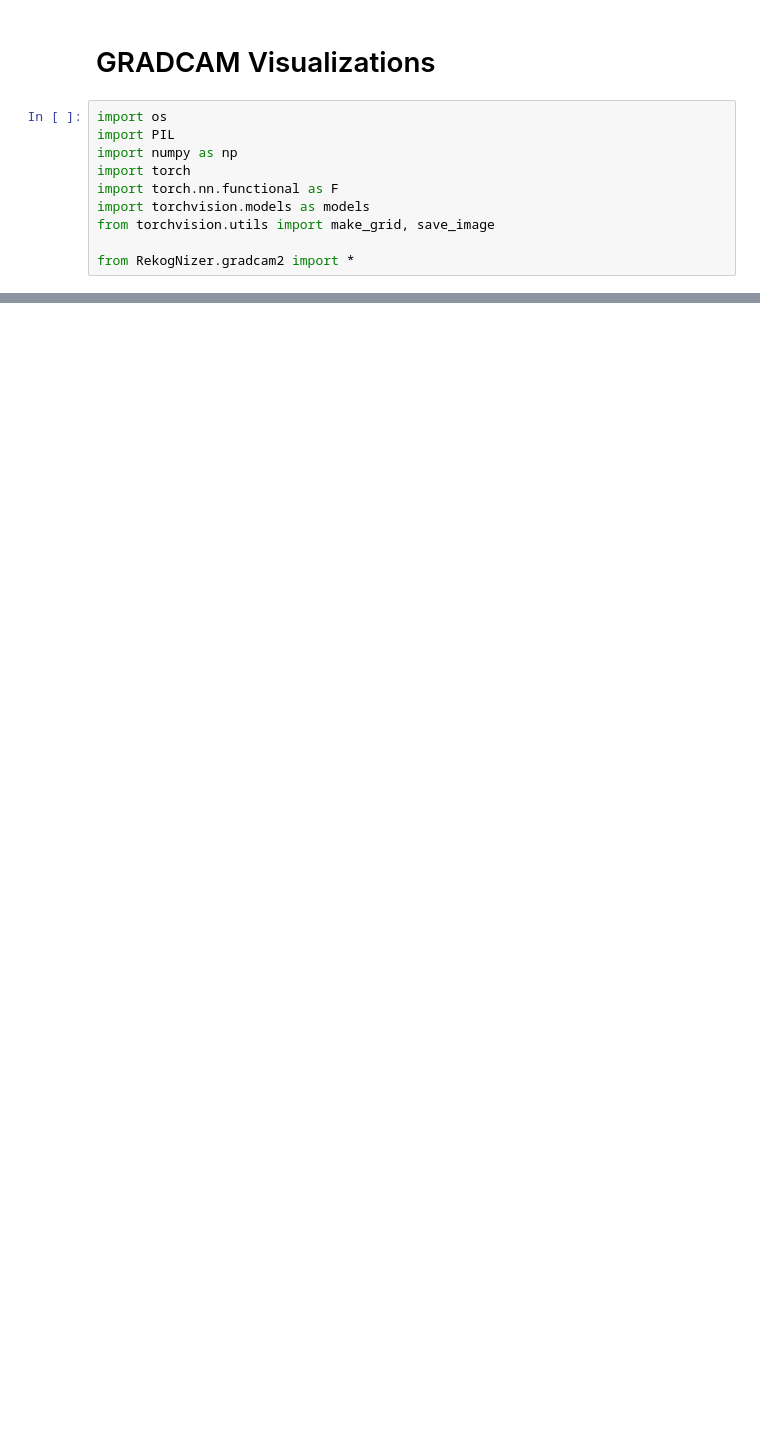
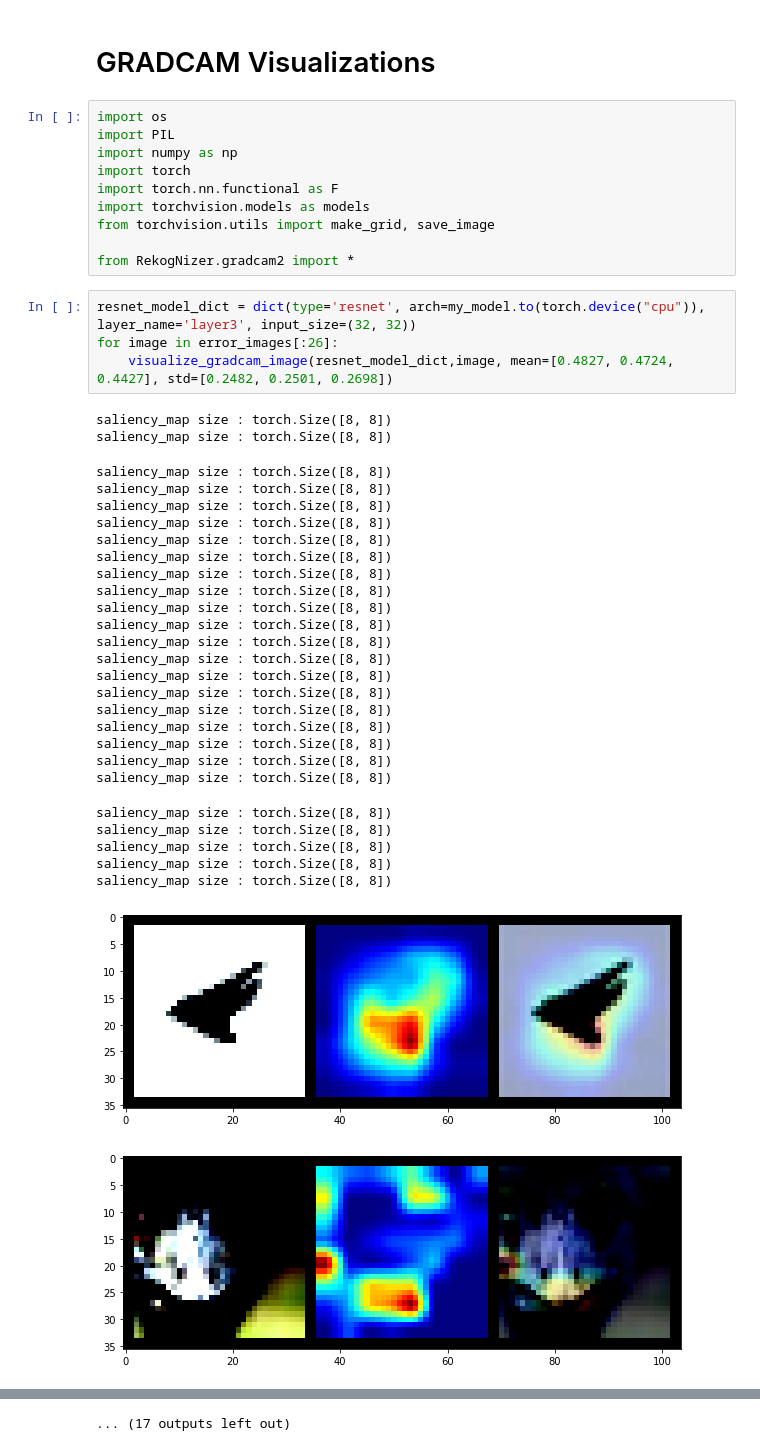
Before and after one commit to rajy4683/S10EVA4, a Jupyter notebook: S10EVA4_GCAM_LRF5_MAug.ipynb, the cells around one changed output, grey strips where cells are left out. Cells and saved outputs as stored; diff of their text form; blank space fills up the shorter version.

```diff
--- a/S10EVA4_GCAM_LRF5_MAug.ipynb
+++ b/S10EVA4_GCAM_LRF5_MAug.ipynb
@@ -350,3 +364,36 @@ import torchvision.models as models
 from torchvision.utils import make_grid, save_image
 
 from RekogNizer.gradcam2 import *
+# %%
+resnet_model_dict = dict(type='resnet', arch=my_model.to(torch.device("cpu")), layer_name='layer3', input_size=(32, 32))
+for image in error_images[:26]:
+    visualize_gradcam_image(resnet_model_dict,image, mean=[0.4827, 0.4724, 0.4427], std=[0.2482, 0.2501, 0.2698])
+# %% [output]
+saliency_map size : torch.Size([8, 8])
+saliency_map size : torch.Size([8, 8])
+saliency_map size : torch.Size([8, 8])
+saliency_map size : torch.Size([8, 8])
+saliency_map size : torch.Size([8, 8])
+saliency_map size : torch.Size([8, 8])
+saliency_map size : torch.Size([8, 8])
+saliency_map size : torch.Size([8, 8])
+saliency_map size : torch.Size([8, 8])
+saliency_map size : torch.Size([8, 8])
+saliency_map size : torch.Size([8, 8])
+saliency_map size : torch.Size([8, 8])
+saliency_map size : torch.Size([8, 8])
+saliency_map size : torch.Size([8, 8])
+saliency_map size : torch.Size([8, 8])
+saliency_map size : torch.Size([8, 8])
+saliency_map size : torch.Size([8, 8])
+saliency_map size : torch.Size([8, 8])
+saliency_map size : torch.Size([8, 8])
+saliency_map size : torch.Size([8, 8])
+saliency_map size : torch.Size([8, 8])
+saliency_map size : torch.Size([8, 8])
+saliency_map size : torch.Size([8, 8])
+saliency_map size : torch.Size([8, 8])
+saliency_map size : torch.Size([8, 8])
+saliency_map size : torch.Size([8, 8])
+[figure, added]
+[figure, added]
@@ -353,3 +407,4 @@ from RekogNizer.gradcam2 import *
+... (17 outputs left out)
 # %%
 resnet_model_dict = dict(type='resnet', arch=my_model.to(torch.device("cpu")), layer_name='layer4', input_size=(32, 32))
 for image in error_images[:26]:
```
Also changed, not shown: parts of 20 cells of this notebook.
